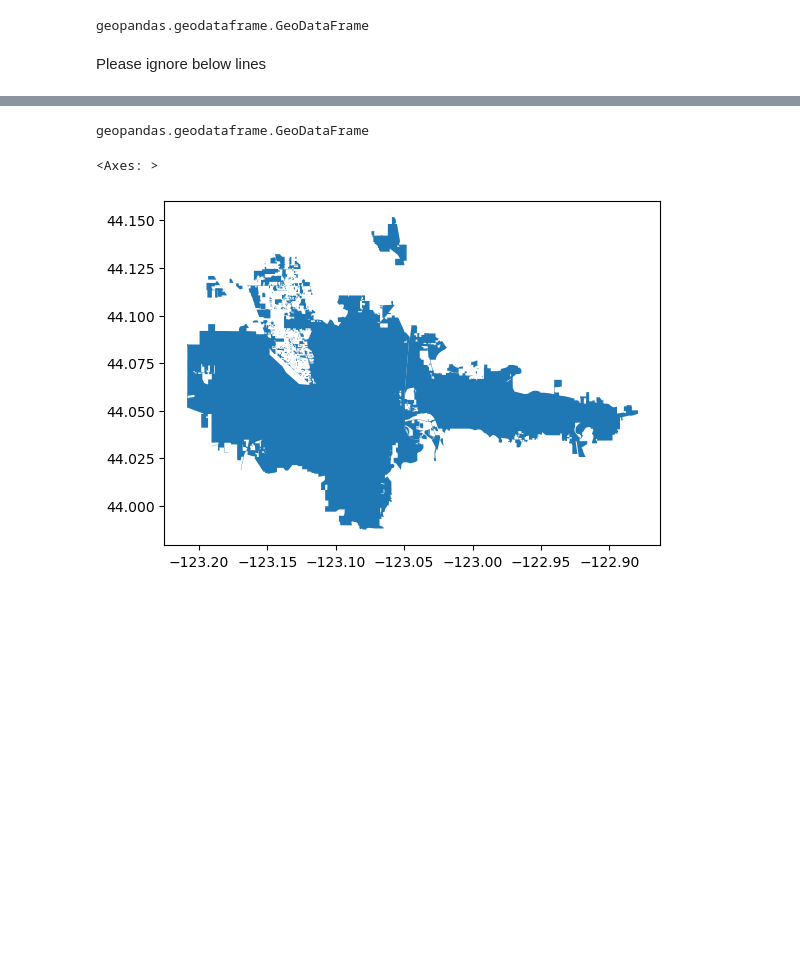
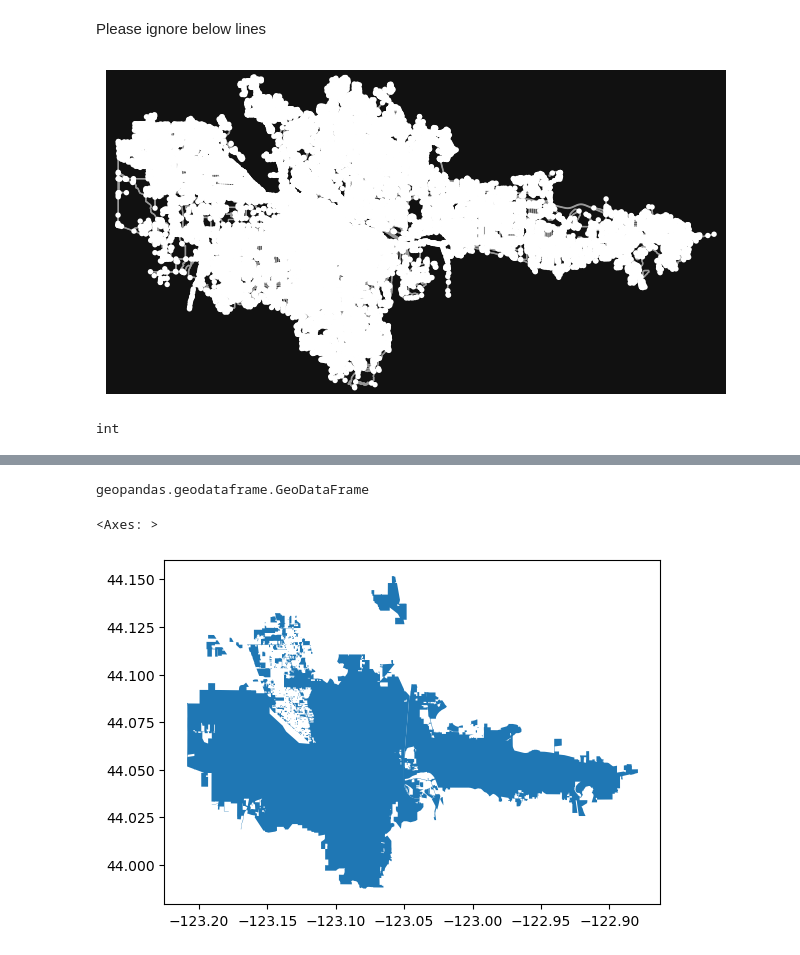
Before and after one commit to dongmeic/Sidewalk, a Jupyter notebook: download_sidewalk_from_OSM.ipynb, the cells around one changed output, grey strips where cells are left out. Cells and saved outputs as stored; diff of their text form; code cells hidden in the pictures; blank space fills up the shorter version.

```diff
--- a/download_sidewalk_from_OSM.ipynb
+++ b/download_sidewalk_from_OSM.ipynb
@@ -32,7 +43,3 @@ for place_name in place_names:
     bikepedlist.append(get_bikeped_path(place_name=place_name))
 # %%
 bikeped = pd.concat(bikepedlist)
-# %%
-type(bikeped)
-# %% [output]
-geopandas.geodataframe.GeoDataFrame
@@ -41,2 +50,8 @@ bikeped.to_file(r'T:\DCProjects\Modeling\Sidewalk\data\bikeped_osm.shp', index=F
 # %% [markdown]
 Please ignore below lines
+# %%
+graph = ox.graph_from_place(place_names)
+# %%
+fig, ax = ox.plot_graph(graph)
+# %% [output]
+[figure, added]
@@ -42,0 +60,4 @@ Please ignore below lines
+# %%
+type(edges.osmid.values[0])
+# %% [output]
+int
```
Also changed, not shown: parts of 29 cells of this notebook, 9 other files.
